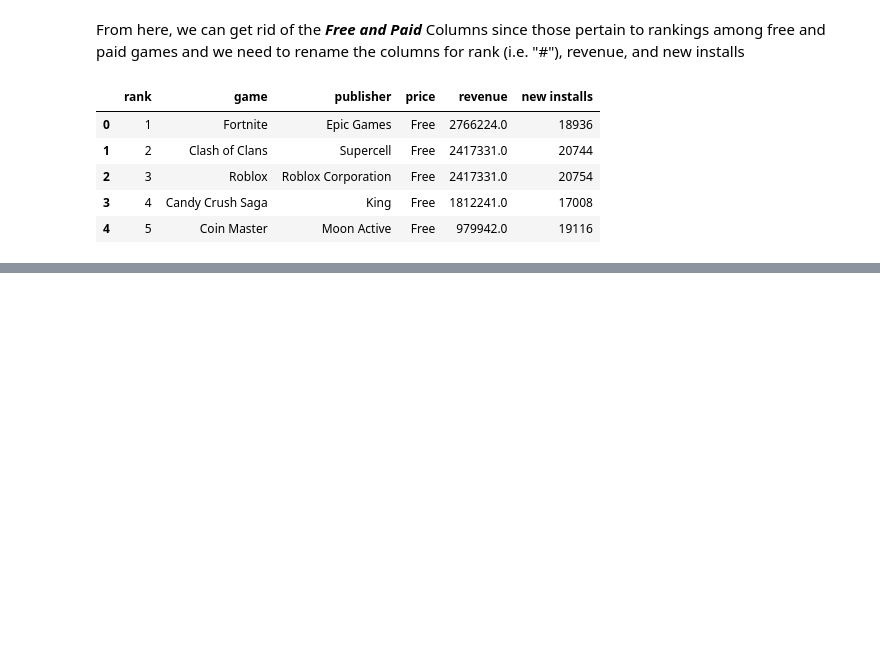
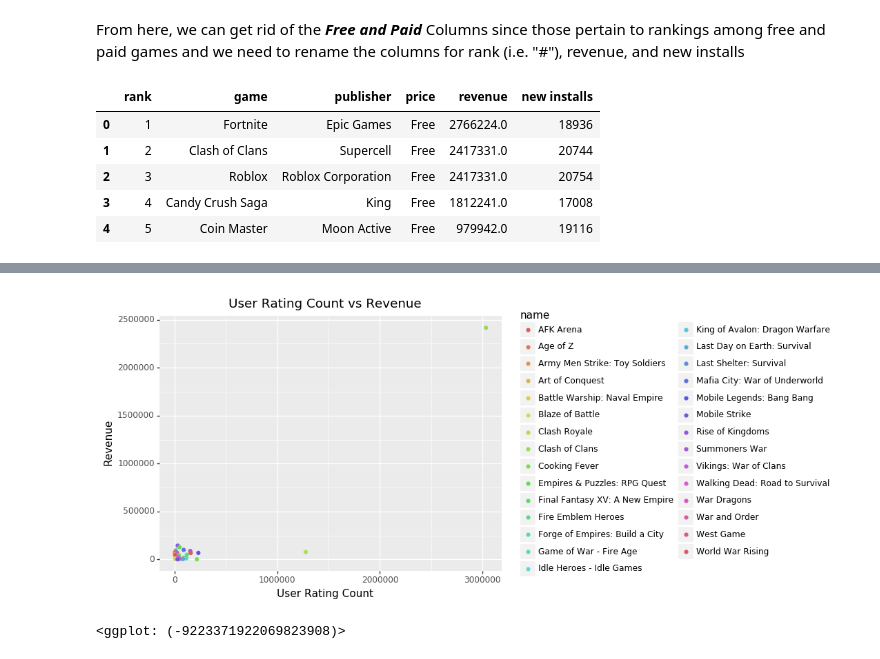
Before and after one commit to morrisq/morrisq.github.io, a Jupyter notebook: Final Project.ipynb, the cells around one changed output, grey strips where cells are left out. Drawn from its saved outputs; the diff is of its cells as text; code cells hidden in the pictures; blank space fills up the shorter version.

```diff
--- a/Final Project.ipynb
+++ b/Final Project.ipynb
@@ -286,0 +433,11 @@ mobile_game_sales_df.head(5)
+# %%
+# Same thing for rating counts...
+(ggplot(merged_df, aes(x='user rating count', y='revenue', color = 'name'))
+    + geom_point()
+    + labs(title="User Rating Count vs Revenue",
+        x = "User Rating Count",
+        y = "Revenue")
+)
+# %% [output]
+[figure, added]
+<ggplot: (-9223371922069823908)>
```
Also changed, not shown: parts of 21 cells of this notebook.
